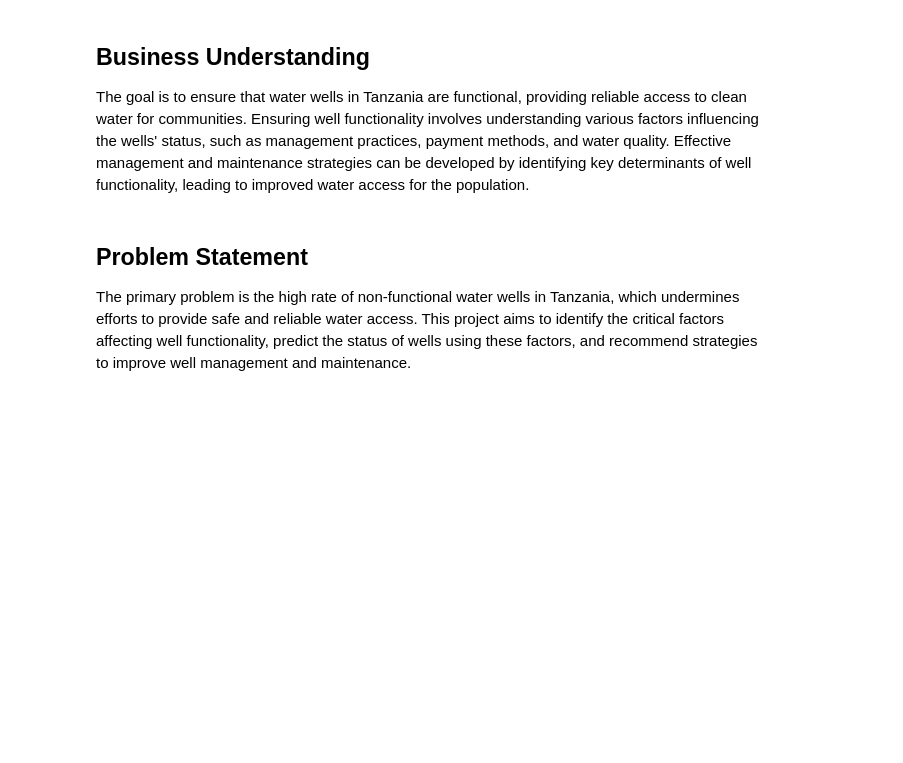
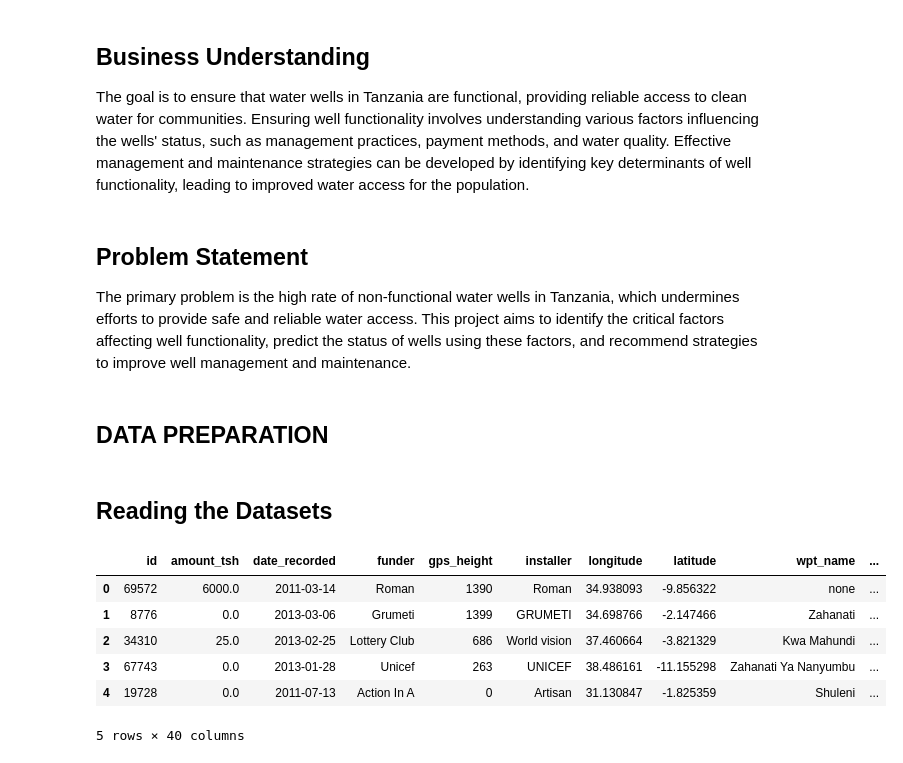
Before and after one commit to dennis2440/dsc-phase-3-project, a Jupyter notebook: Projetct.ipynb, the cells around one changed output. Drawn from its saved outputs; the diff is of its cells as text; code cells hidden in the pictures; blank space fills up the shorter version.

```diff
--- a/Projetct.ipynb
+++ b/Projetct.ipynb
@@ -9,3 +9,5 @@ The goal is to ensure that water wells in Tanzania are functional, providing rel
 # %% [markdown]
 ## Problem Statement
 The primary problem is the high rate of non-functional water wells in Tanzania, which undermines efforts to provide safe and reliable water access. This project aims to identify the critical factors affecting well functionality, predict the status of wells using these factors, and recommend strategies to improve well management and maintenance.
+# %% [markdown]
+## DATA PREPARATION
@@ -11,0 +23,2 @@ The primary problem is the high rate of non-functional water wells in Tanzania,
+# %% [markdown]
+## Reading the Datasets
@@ -11,0 +28,10 @@ The primary problem is the high rate of non-functional water wells in Tanzania,
+# %%
+df1.head()
+# %% [output]
+|  | id | amount_tsh | date_recorded | funder | gps_height | installer | longitude | latitude | wpt_name | ... |
+| 0 | 69572 | 6000.0 | 2011-03-14 | Roman | 1390 | Roman | 34.938093 | -9.856322 | none | ... |
+| 1 | 8776 | 0.0 | 2013-03-06 | Grumeti | 1399 | GRUMETI | 34.698766 | -2.147466 | Zahanati | ... |
+| 2 | 34310 | 25.0 | 2013-02-25 | Lottery Club | 686 | World vision | 37.460664 | -3.821329 | Kwa Mahundi | ... |
+| 3 | 67743 | 0.0 | 2013-01-28 | Unicef | 263 | UNICEF | 38.486161 | -11.155298 | Zahanati Ya Nanyumbu | ... |
+| 4 | 19728 | 0.0 | 2011-07-13 | Action In A | 0 | Artisan | 31.130847 | -1.825359 | Shuleni | ... |
+5 rows × 40 columns
```
Also changed, not shown: parts of 11 cells of this notebook.
